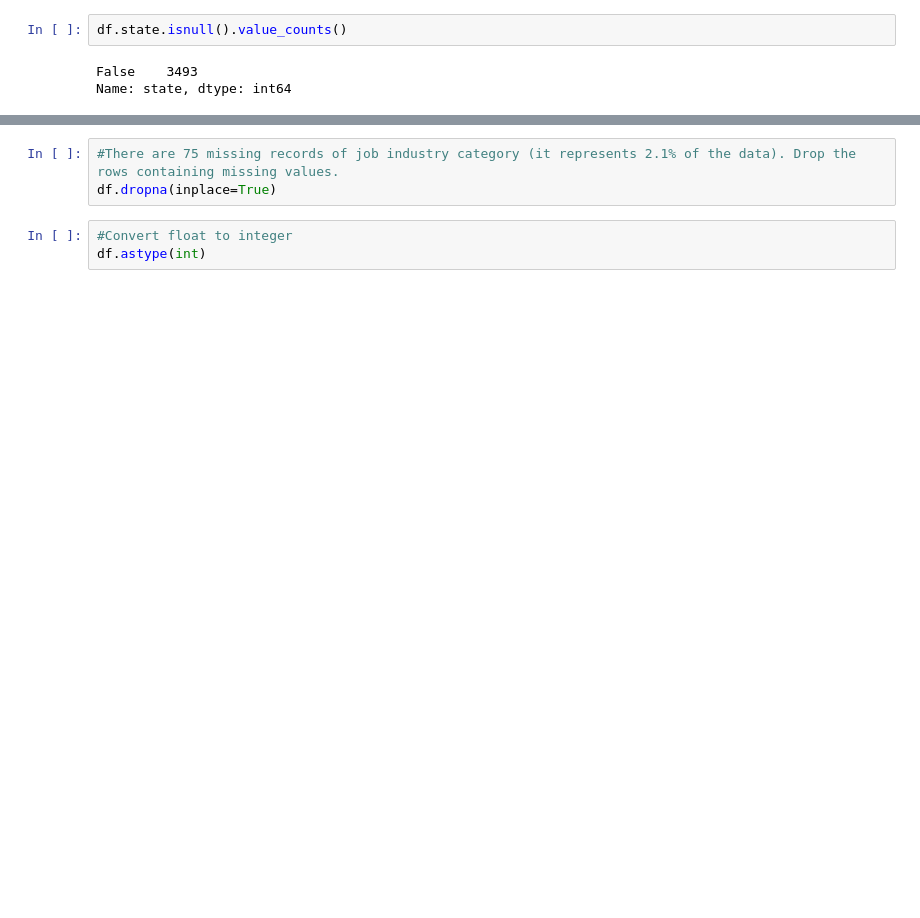
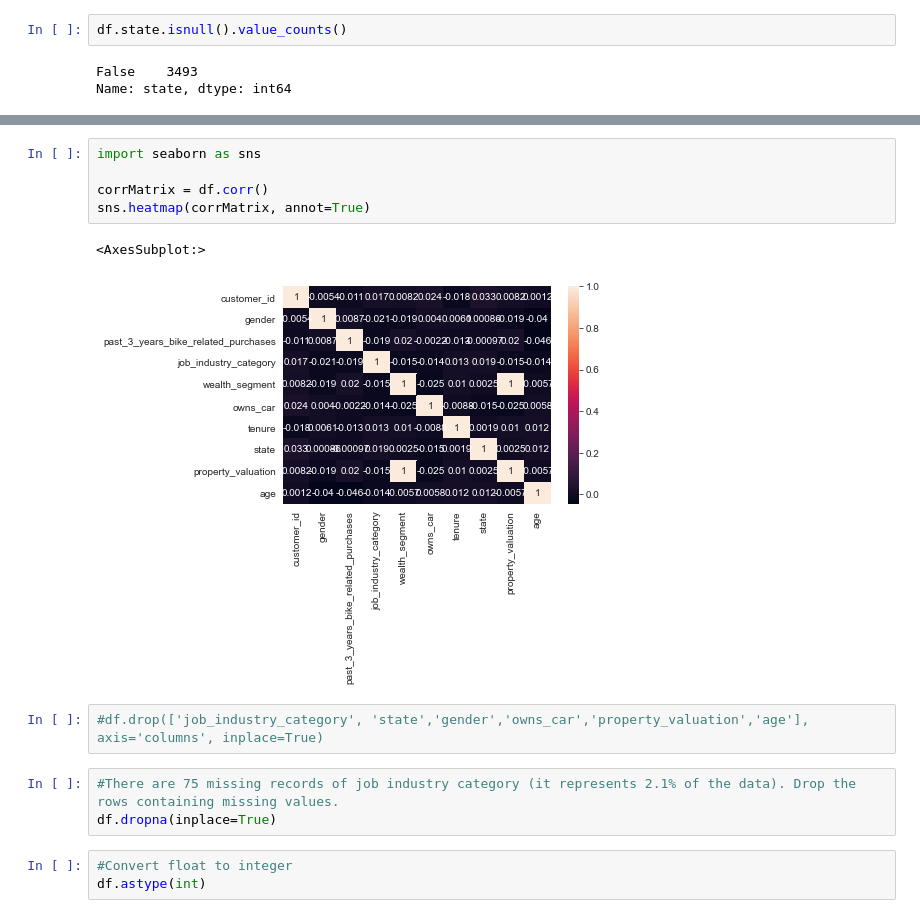
Before and after one commit to npradaschnor/KPMG-Virtual-Internship, a Jupyter notebook: KPMG_virtual_internship.ipynb, the cells around one changed output, grey strips where cells are left out. Drawn from its saved outputs; the diff is of its cells as text; blank space fills up the shorter version.

```diff
--- a/KPMG_virtual_internship.ipynb
+++ b/KPMG_virtual_internship.ipynb
@@ -2017,6 +2017,16 @@ Data columns (total 10 columns):
  9   age                                  3493 non-null   float64
 dtypes: float64(5), int64(5)
 memory usage: 300.2 KB
+# %%
+import seaborn as sns
+
+corrMatrix = df.corr()
+sns.heatmap(corrMatrix, annot=True)
+# %% [output]
+<AxesSubplot:>
+[figure, added]
+# %%
+#df.drop(['job_industry_category', 'state','gender','owns_car','property_valuation','age'], axis='columns', inplace=True)
 # %%
 #There are 75 missing records of job industry category (it represents 2.1% of the data). Drop the rows containing missing values.
 df.dropna(inplace=True)
```
Also changed, not shown: parts of 24 cells of this notebook.
